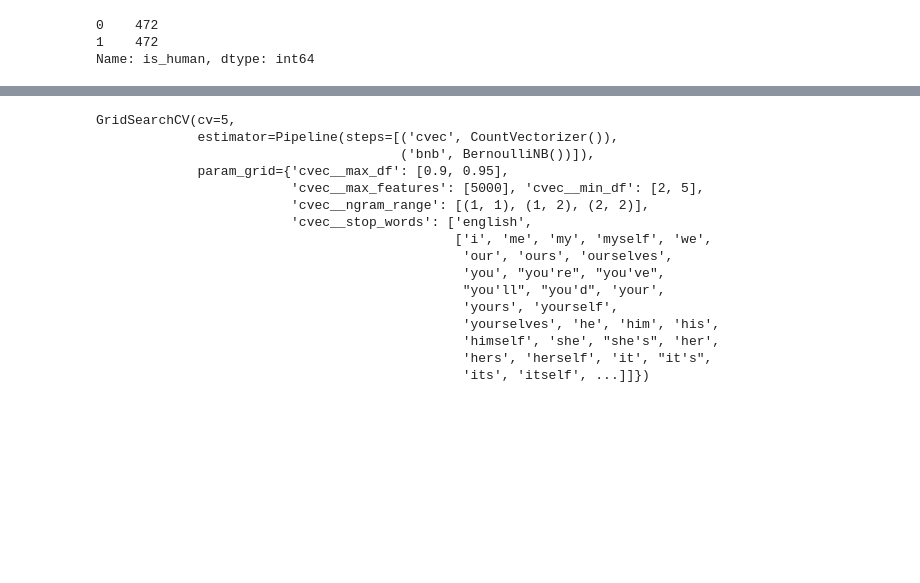
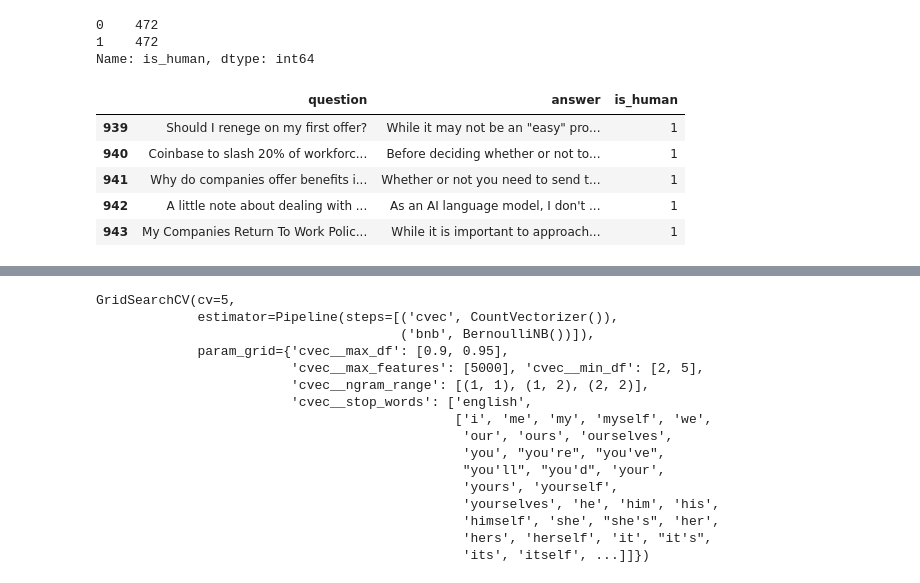
Before and after one commit to polinamin/human_vs_ai_nlp, a Jupyter notebook: Project3_test.ipynb, the cells around one changed output, grey strips where cells are left out. Cells and saved outputs as stored; diff of their text form; code cells hidden in the pictures; blank space fills up the shorter version.

```diff
--- a/Project3_test.ipynb
+++ b/Project3_test.ipynb
@@ -435,3 +541,12 @@ df_consolidated["is_human"].value_counts()
 0    472
 1    472
 Name: is_human, dtype: int64
+# %%
+df_consolidated.tail()
+# %% [output]
+|  | question | answer | is_human |
+| 939 | Should I renege on my first offer? | While it may not be an "easy" pro... | 1 |
+| 940 | Coinbase to slash 20% of workforc... | Before deciding whether or not to... | 1 |
+| 941 | Why do companies offer benefits i... | Whether or not you need to send t... | 1 |
+| 942 | A little note about dealing with ... | As an AI language model, I don't ... | 1 |
+| 943 | My Companies Return To Work Polic... | While it is important to approach... | 1 |
```
Also changed, not shown: parts of 73 cells of this notebook, 3 other files.
